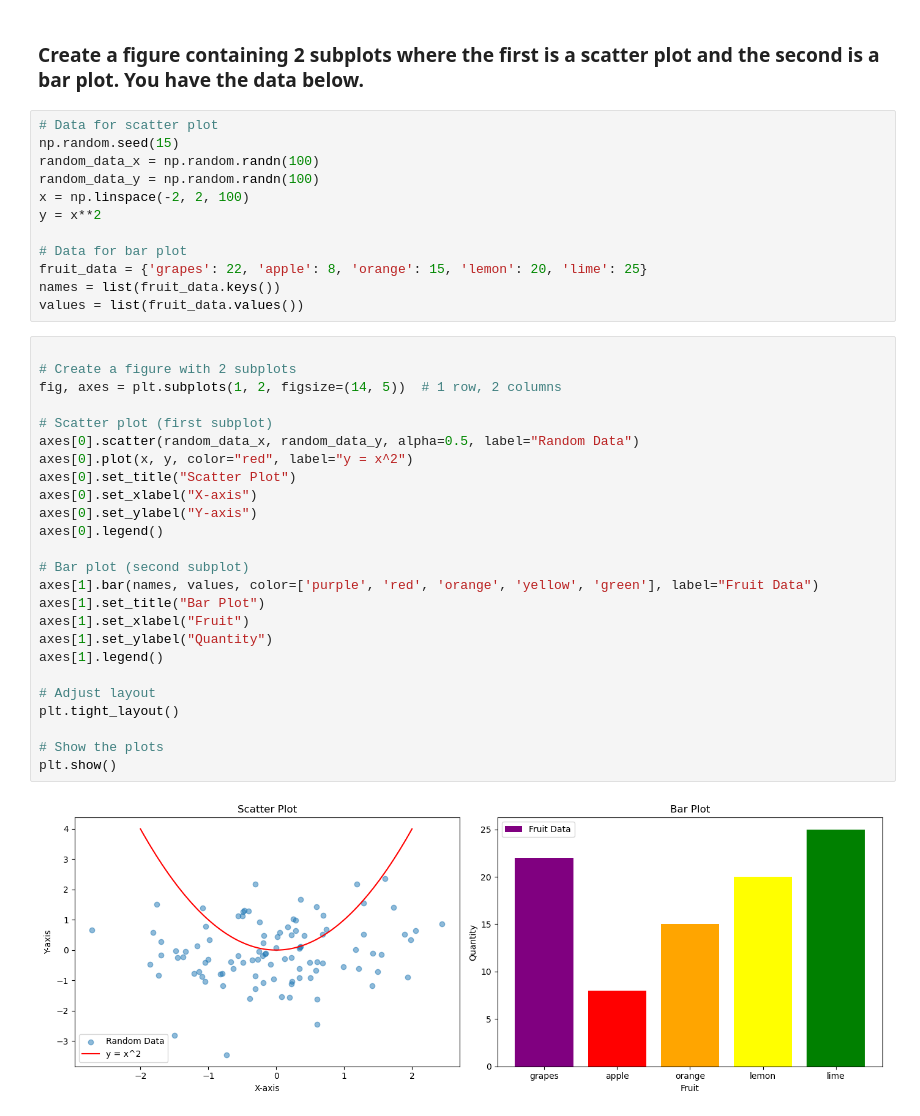
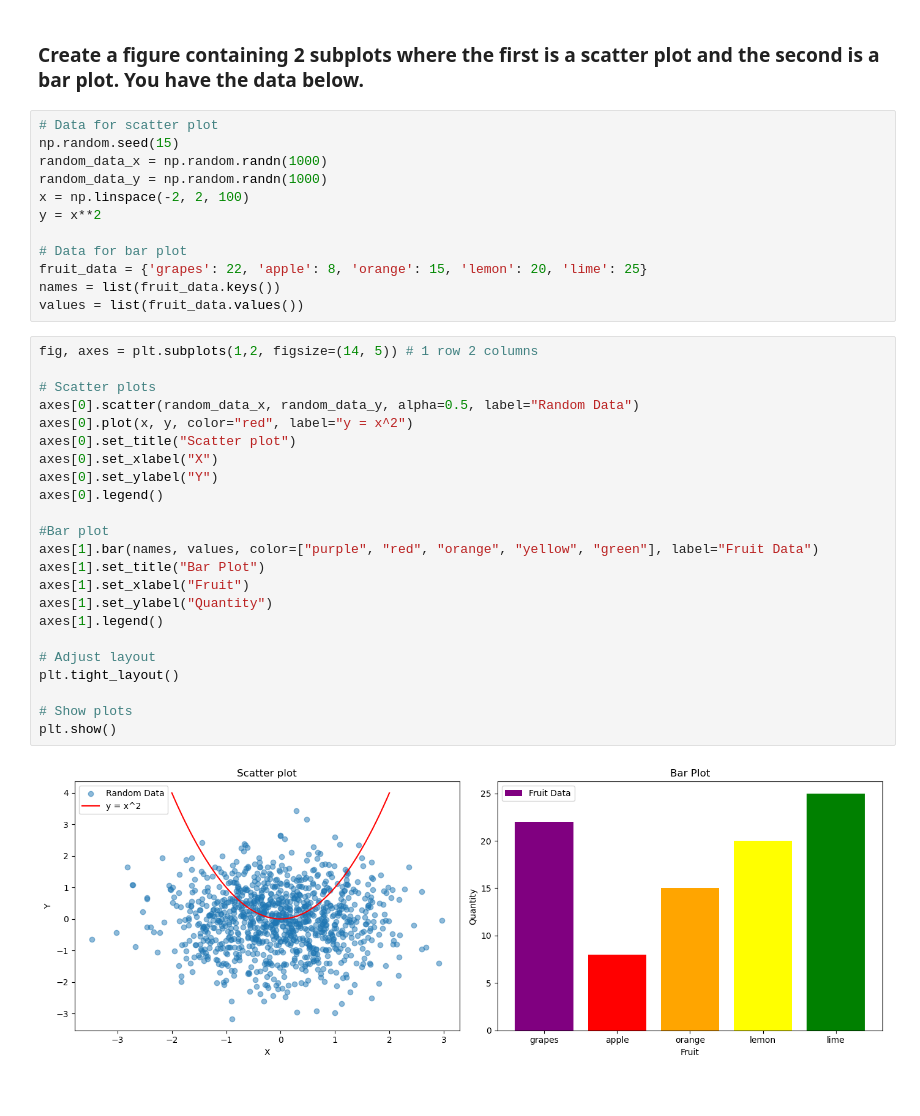
Before and after one commit to HugoManns/pythonUppgifter, a Jupyter notebook: 02_matplotlib.ipynb, the cells around one changed output. Drawn from its saved outputs; the diff is of its cells as text.

```diff
--- a/02_matplotlib.ipynb
+++ b/02_matplotlib.ipynb
@@ -178,8 +140,8 @@ plt.show()
 # %%
 # Data for scatter plot
 np.random.seed(15)
-random_data_x = np.random.randn(100)
-random_data_y = np.random.randn(100)
+random_data_x = np.random.randn(1000)
+random_data_y = np.random.randn(1000)
 x = np.linspace(-2, 2, 100)
 y = x**2
 
@@ -188,29 +150,27 @@ fruit_data = {'grapes': 22, 'apple': 8, 'orange': 15, 'lemon': 20, 'lime': 25}
 names = list(fruit_data.keys())
 values = list(fruit_data.values())
 # %%
+fig, axes = plt.subplots(1,2, figsize=(14, 5)) # 1 row 2 columns
 
-# Create a figure with 2 subplots
-fig, axes = plt.subplots(1, 2, figsize=(14, 5))  # 1 row, 2 columns
-
-# Scatter plot (first subplot)
+# Scatter plots
 axes[0].scatter(random_data_x, random_data_y, alpha=0.5, label="Random Data")
 axes[0].plot(x, y, color="red", label="y = x^2")
-axes[0].set_title("Scatter Plot")
-axes[0].set_xlabel("X-axis")
-axes[0].set_ylabel("Y-axis")
+axes[0].set_title("Scatter plot")
+axes[0].set_xlabel("X")
+axes[0].set_ylabel("Y")
 axes[0].legend()
 
-# Bar plot (second subplot)
-axes[1].bar(names, values, color=['purple', 'red', 'orange', 'yellow', 'green'], label="Fruit Data")
+#Bar plot
+axes[1].bar(names, values, color=["purple", "red", "orange", "yellow", "green"], label="Fruit Data")
 axes[1].set_title("Bar Plot")
 axes[1].set_xlabel("Fruit")
 axes[1].set_ylabel("Quantity")
 axes[1].legend()
 
 # Adjust layout
 plt.tight_layout()
 
-# Show the plots
+# Show plots
 plt.show()
 # %% [output]
-[figure, old version]
+[figure, new version]
```
Also changed, not shown: parts of 3 cells of this notebook.
